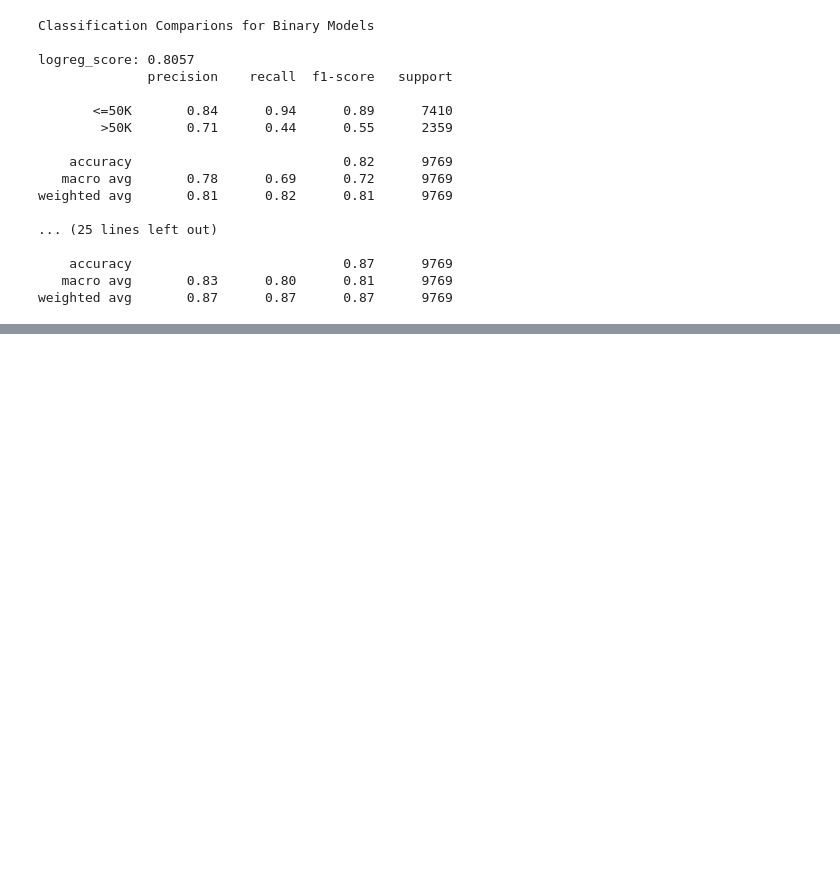
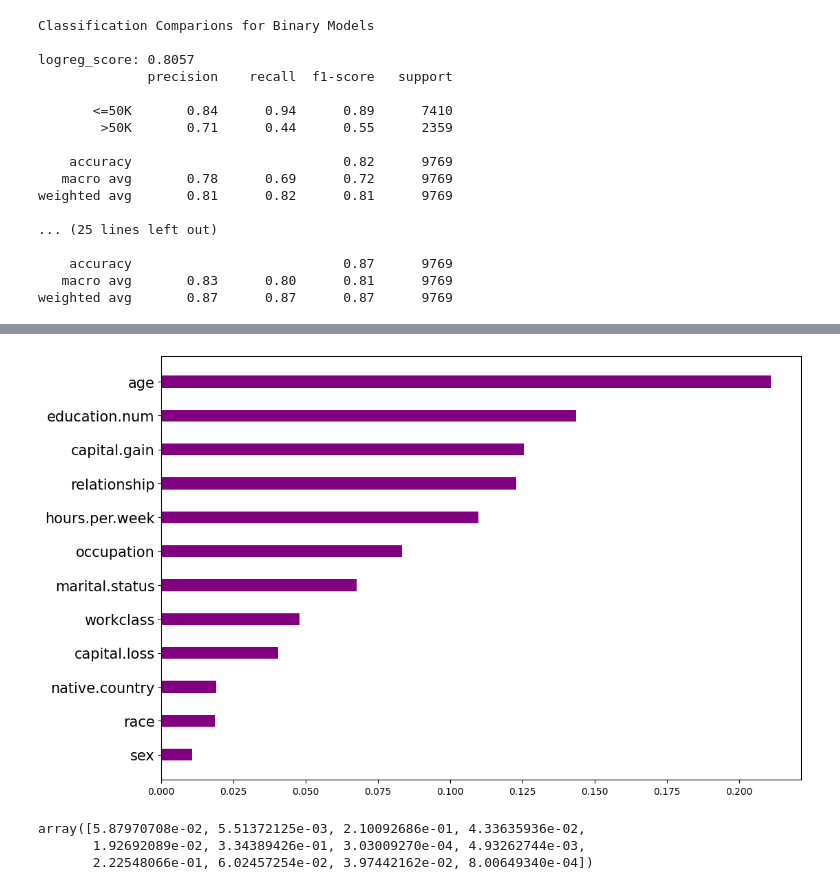
Before and after one commit to HyunsungRyu/self_study2024, a Jupyter notebook: Income_forecast.ipynb, the cells around one changed output, grey strips where cells are left out. Saved outputs shown, nothing was run; the diff lists cells and outputs as text; code cells hidden in the pictures; blank space fills up the shorter version.

```diff
--- a/Income_forecast.ipynb
+++ b/Income_forecast.ipynb
@@ -500,0 +563,20 @@ weighted avg       0.87      0.87      0.87      9769
+# %%
+# Random Forest 이진분류 모델의 피처 중요도 확인하기
+
+indices = np.argsort(importances)
+
+plt.figure(figsize=(12, 8))
+
+plt.barh(X_test.columns, importances[indices], .35, color='purple', align='center')
+plt.yticks(X_test.columns, X_test.columns[indices], fontsize=15)
+plt.show()
+# 강사)한 변수에 의존하면 분류기를 믿기가 어려울 수 있다. 데이터가 고르게 분포되어있는 것이 마음에 놓인다.
+# %% [output]
+[figure, added]
+# %%
+importances = gbc.feature_importances_
+importances
+# %% [output]
+array([5.87970708e-02, 5.51372125e-03, 2.10092686e-01, 4.33635936e-02,
+       1.92692089e-02, 3.34389426e-01, 3.03009270e-04, 4.93262744e-03,
+       2.22548066e-01, 6.02457254e-02, 3.97442162e-02, 8.00649340e-04])
```
Also changed, not shown: parts of 21 cells of this notebook.
